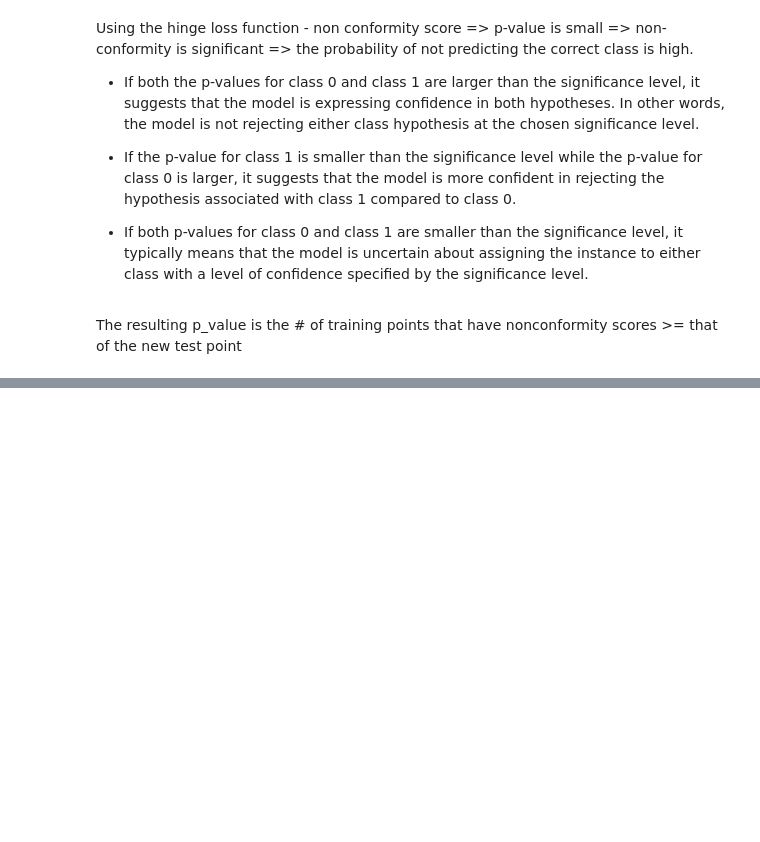
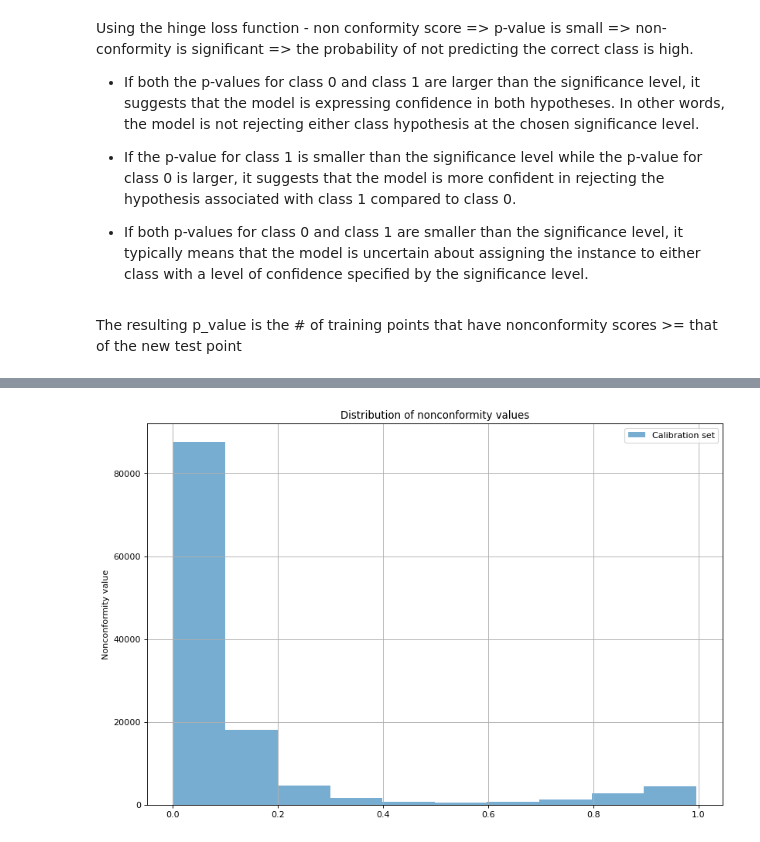
Before and after one commit to haileyvu9/RP, a Jupyter notebook: Research_project_Hailey.ipynb, the cells around one changed output, grey strips where cells are left out. Drawn from its saved outputs; the diff is of its cells as text; code cells hidden in the pictures; blank space fills up the shorter version.

```diff
--- a/Research_project_Hailey.ipynb
+++ b/Research_project_Hailey.ipynb
@@ -408,0 +443,20 @@ non_conformity_scores_test
+# %%
+# plot distribution of nonconformity score for both situations
+
+plt.figure(figsize=(12, 8), dpi=80)
+plt.hist(np.sort(non_conformity_scores_calibration), label='Calibration set', alpha=0.6)
+# many lines
+#plt.vlines(x = non_conformity_scores_y_test_class_0, ymin = 0, ymax = 20000, colors = 'green',
+           #label = 'Nonconformity score for Class 0')
+
+#plt.vlines(x = non_conformity_scores_y_test_class_1, ymin = 0, ymax = 20000, colors = 'red',
+           #label = 'Nonconformity score for Class 1')
+
+plt.grid(True)
+plt.ylabel('Nonconformity value')
+plt.title('Distribution of nonconformity values')
+
+plt.legend( loc='upper right')
+plt.show()
+# %% [output]
+[figure, added]
```
Also changed, not shown: parts of 17 cells of this notebook.
